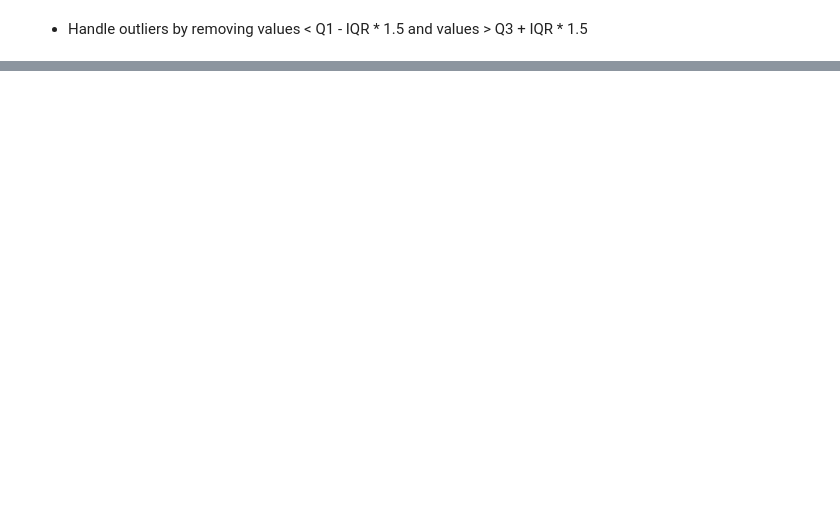
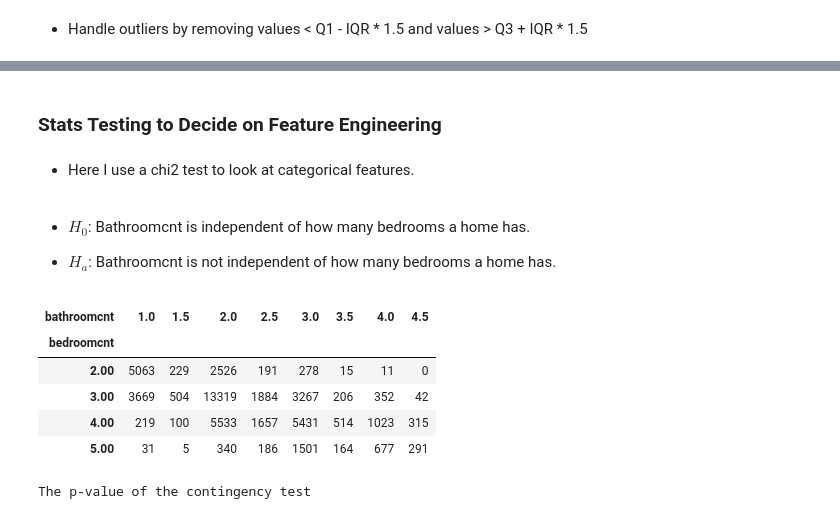
Before and after one commit to FJ-Zillow-Org/Zillow, a Jupyter notebook: faiths_explore.ipynb, the cells around one changed output, grey strips where cells are left out. Saved outputs shown, nothing was run; the diff lists cells and outputs as text; code cells hidden in the pictures; blank space fills up the shorter version.

```diff
--- a/faiths_explore.ipynb
+++ b/faiths_explore.ipynb
@@ -73,0 +145,18 @@ sns.boxplot(df.bathroomcnt, df.calculatedfinishedsquarefeet)
+# %% [markdown]
+### Stats Testing to Decide on Feature Engineering
+# %% [markdown]
+- Here I use a chi2 test to look at categorical features.
+# %% [markdown]
+- $H_0$: Bathroomcnt is independent of how many bedrooms a home has.
+
+- $H_a$: Bathroomcnt is not independent of how many bedrooms a home has.
+# %%
+contingency_table = pd.crosstab(df.bedroomcnt, df.bathroomcnt)
+contingency_table
+# %% [output]
+| bathroomcnt | 1.0 | 1.5 | 2.0 | 2.5 | 3.0 | 3.5 | 4.0 | 4.5 |
+| bedroomcnt |  |  |  |  |  |  |  |  |
+| 2.00 | 5063 | 229 | 2526 | 191 | 278 | 15 | 11 | 0 |
+| 3.00 | 3669 | 504 | 13319 | 1884 | 3267 | 206 | 352 | 42 |
+| 4.00 | 219 | 100 | 5533 | 1657 | 5431 | 514 | 1023 | 315 |
+| 5.00 | 31 | 5 | 340 | 186 | 1501 | 164 | 677 | 291 |
@@ -73,0 +165,4 @@ sns.boxplot(df.bathroomcnt, df.calculatedfinishedsquarefeet)
+# %%
+print(f"The p-value of the contingency test")
+# %% [output]
+The p-value of the contingency test
```
Also changed, not shown: parts of 20 cells of this notebook.
